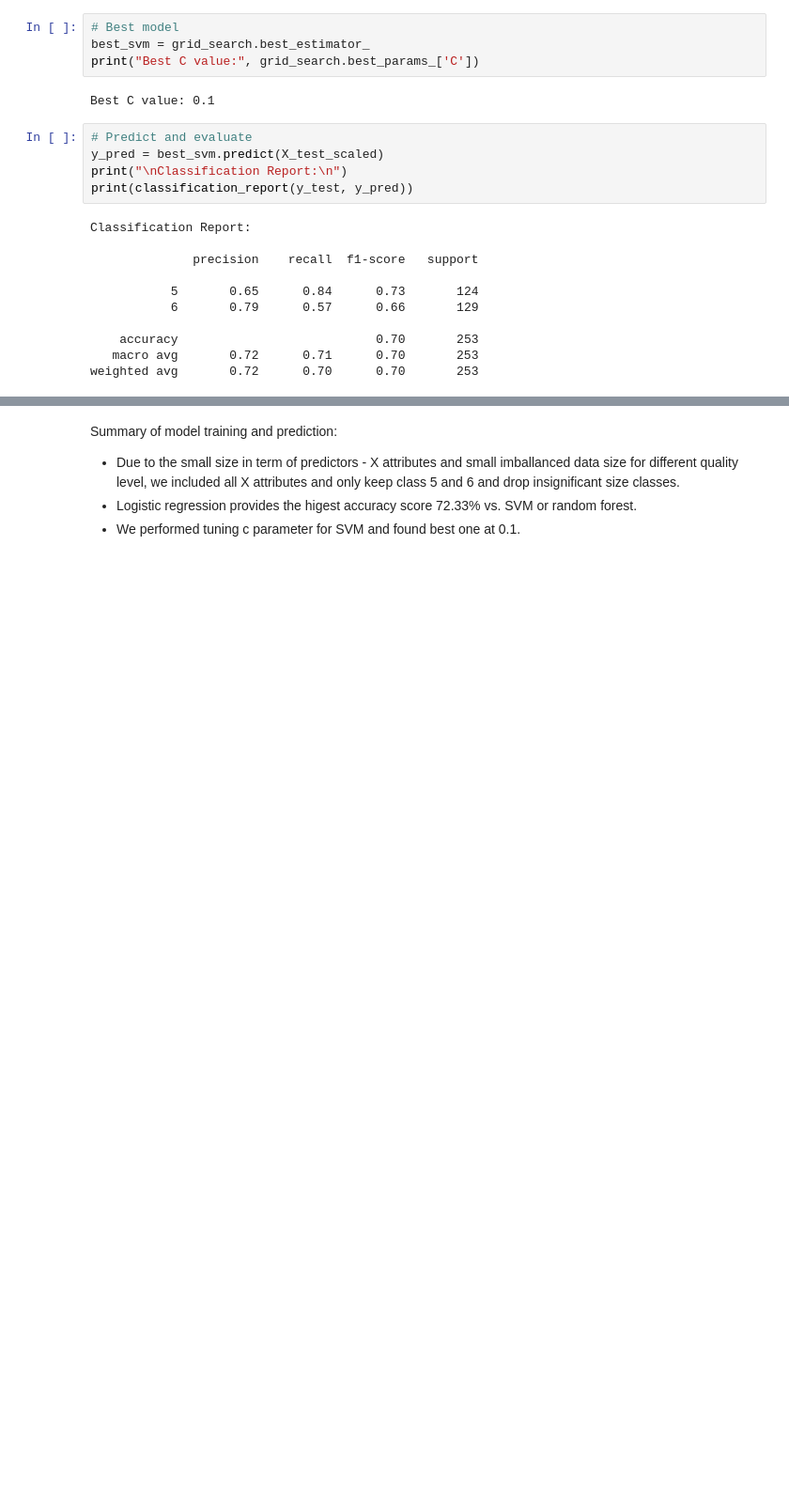
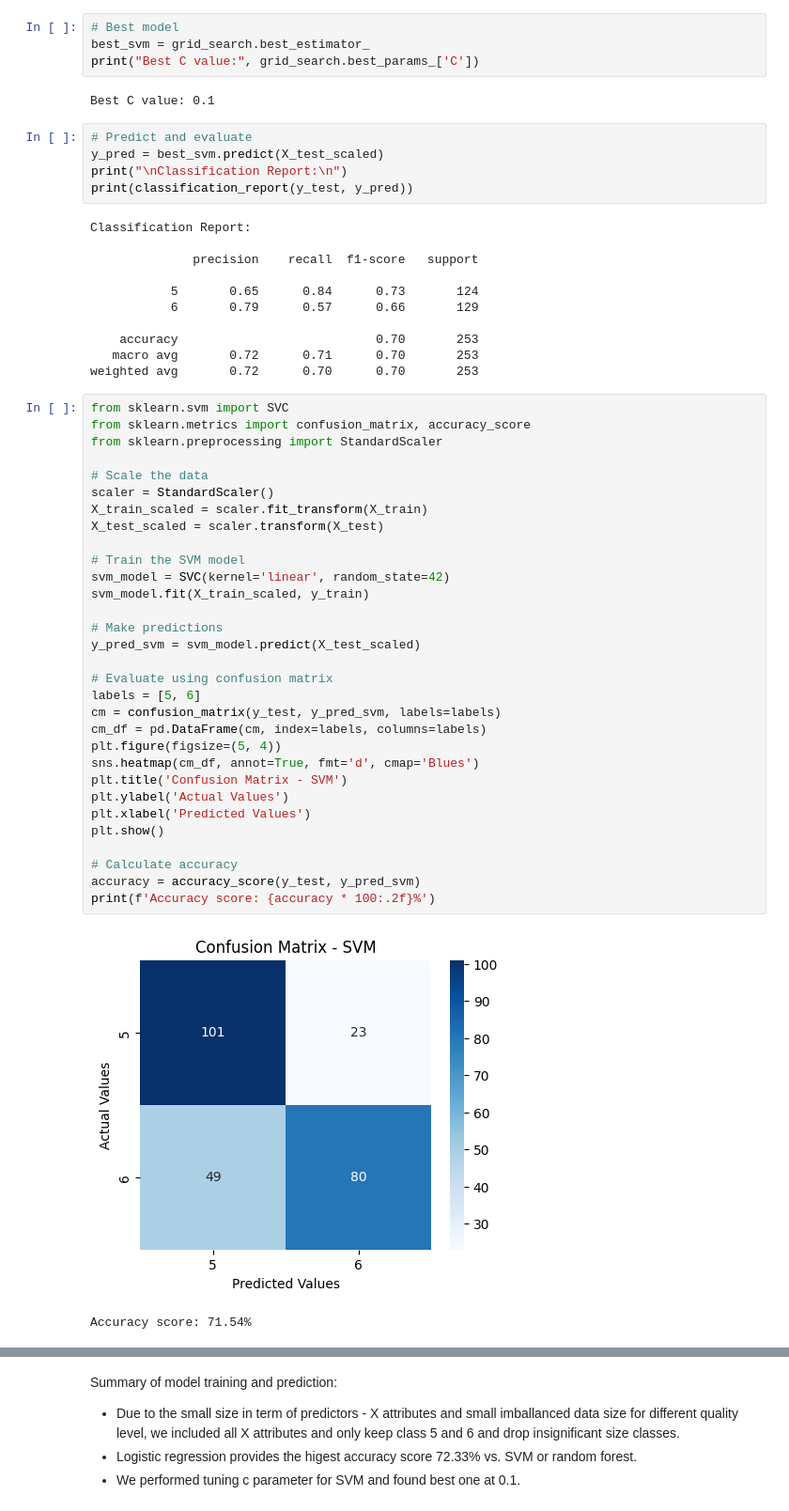
Before and after one commit to laura-136/Midterm-project, a Jupyter notebook: WineQT - JPYNB - Assignment.ipynb, the cells around one changed output, grey strips where cells are left out. Shown at 94% size. Cells and saved outputs as stored; diff of their text form; blank space fills up the shorter version.

Commit message:
Added additional two training models

```diff
--- a/WineQT - JPYNB - Assignment.ipynb
+++ b/WineQT - JPYNB - Assignment.ipynb
@@ -544,3 +544,37 @@ Classification Report:
     accuracy                           0.70       253
    macro avg       0.72      0.71      0.70       253
 weighted avg       0.72      0.70      0.70       253
+# %%
+from sklearn.svm import SVC
+from sklearn.metrics import confusion_matrix, accuracy_score
+from sklearn.preprocessing import StandardScaler
+
+# Scale the data
+scaler = StandardScaler()
+X_train_scaled = scaler.fit_transform(X_train)
+X_test_scaled = scaler.transform(X_test)
+
+# Train the SVM model
+svm_model = SVC(kernel='linear', random_state=42)
+svm_model.fit(X_train_scaled, y_train)
+
+# Make predictions
+y_pred_svm = svm_model.predict(X_test_scaled)
+
+# Evaluate using confusion matrix
+labels = [5, 6]
+cm = confusion_matrix(y_test, y_pred_svm, labels=labels)
+cm_df = pd.DataFrame(cm, index=labels, columns=labels)
+plt.figure(figsize=(5, 4))
+sns.heatmap(cm_df, annot=True, fmt='d', cmap='Blues')
+plt.title('Confusion Matrix - SVM')
+plt.ylabel('Actual Values')
+plt.xlabel('Predicted Values')
+plt.show()
+
+# Calculate accuracy
+accuracy = accuracy_score(y_test, y_pred_svm)
+print(f'Accuracy score: {accuracy * 100:.2f}%')
+# %% [output]
+[figure, added]
+Accuracy score: 71.54%
```
Also changed, not shown: parts of 6 cells of this notebook.
